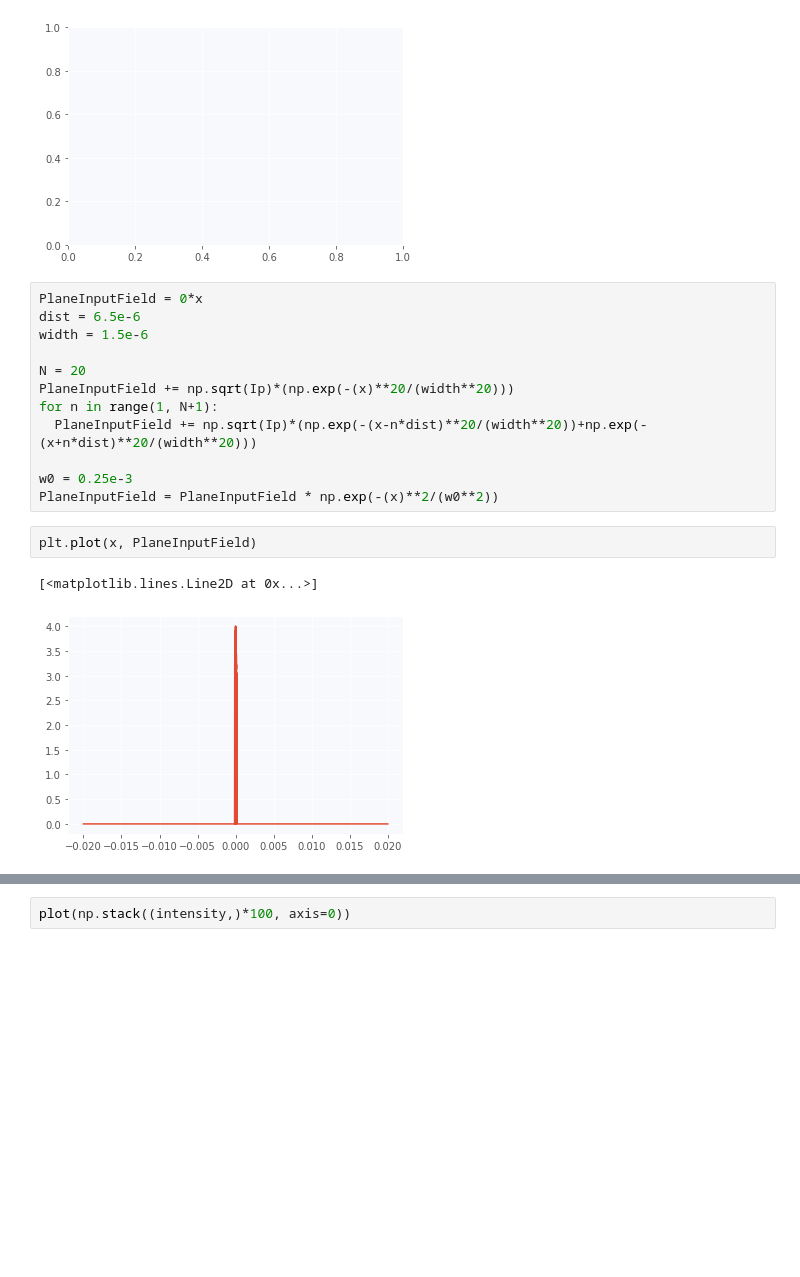
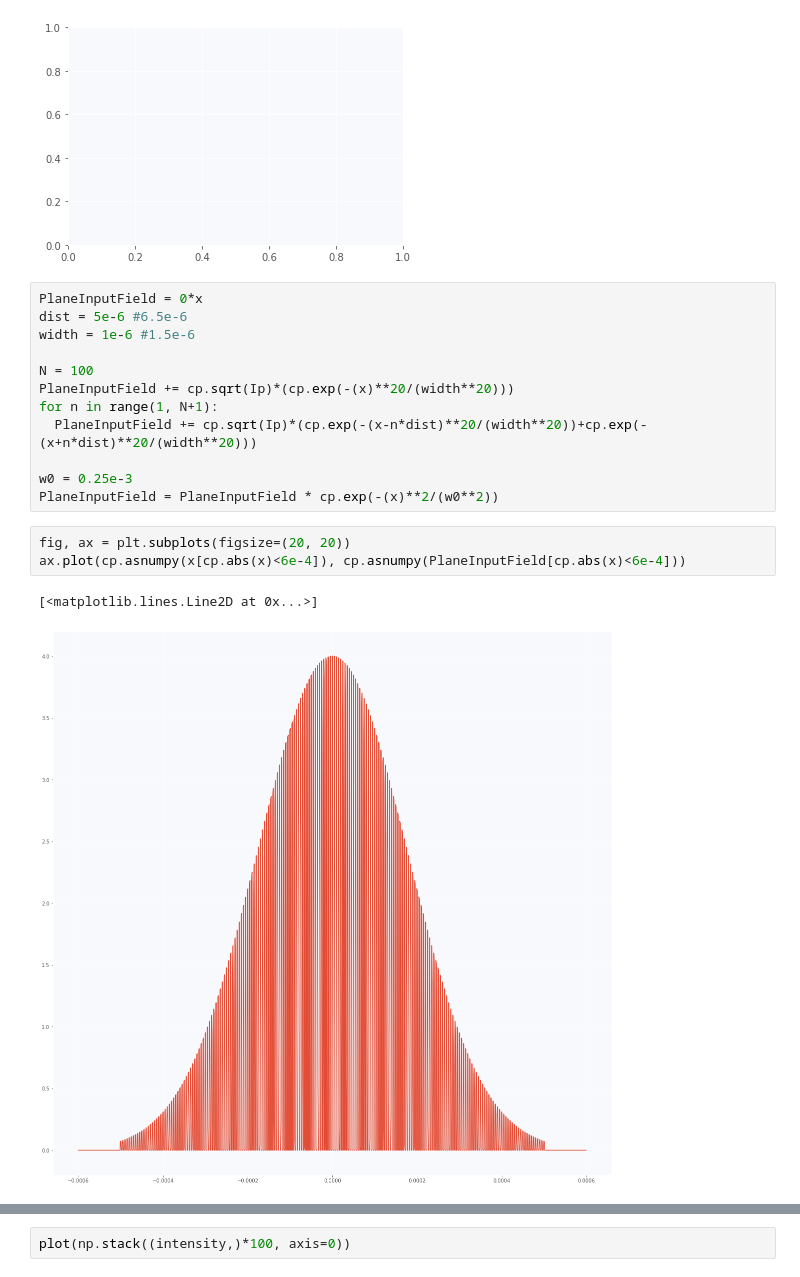
Before and after one commit to raeubaen/misc, a Jupyter notebook: split-step-fourier-method-1D-bis.ipynb, the cells around one changed output, grey strips where cells are left out. Drawn from its saved outputs; the diff is of its cells as text; blank space fills up the shorter version.

```diff
--- a/split-step-fourier-method-1D-bis.ipynb
+++ b/split-step-fourier-method-1D-bis.ipynb
@@ -240,21 +239,22 @@ ValueError: ignored
 [figure]
 # %%
 PlaneInputField = 0*x
-dist = 6.5e-6
-width = 1.5e-6
+dist = 5e-6 #6.5e-6
+width = 1e-6 #1.5e-6
 
-N = 20
-PlaneInputField += np.sqrt(Ip)*(np.exp(-(x)**20/(width**20)))
+N = 100
+PlaneInputField += cp.sqrt(Ip)*(cp.exp(-(x)**20/(width**20)))
 for n in range(1, N+1):
-  PlaneInputField += np.sqrt(Ip)*(np.exp(-(x-n*dist)**20/(width**20))+np.exp(-(x+n*dist)**20/(width**20)))
+  PlaneInputField += cp.sqrt(Ip)*(cp.exp(-(x-n*dist)**20/(width**20))+cp.exp(-(x+n*dist)**20/(width**20)))
 
 w0 = 0.25e-3
-PlaneInputField = PlaneInputField * np.exp(-(x)**2/(w0**2))
+PlaneInputField = PlaneInputField * cp.exp(-(x)**2/(w0**2))
-# %%
-plt.plot(x, PlaneInputField)
-# %% [output]
-[<matplotlib.lines.Line2D at 0x...>]
-[figure, removed]
+# %%
+fig, ax = plt.subplots(figsize=(20, 20))
+ax.plot(cp.asnumpy(x[cp.abs(x)<6e-4]), cp.asnumpy(PlaneInputField[cp.abs(x)<6e-4]))
+# %% [output]
+[<matplotlib.lines.Line2D at 0x...>]
+[figure, added]
 # %%
 plot(PlaneInputField)
 # %% [output]
```
Also changed, not shown: parts of 14 cells of this notebook.
